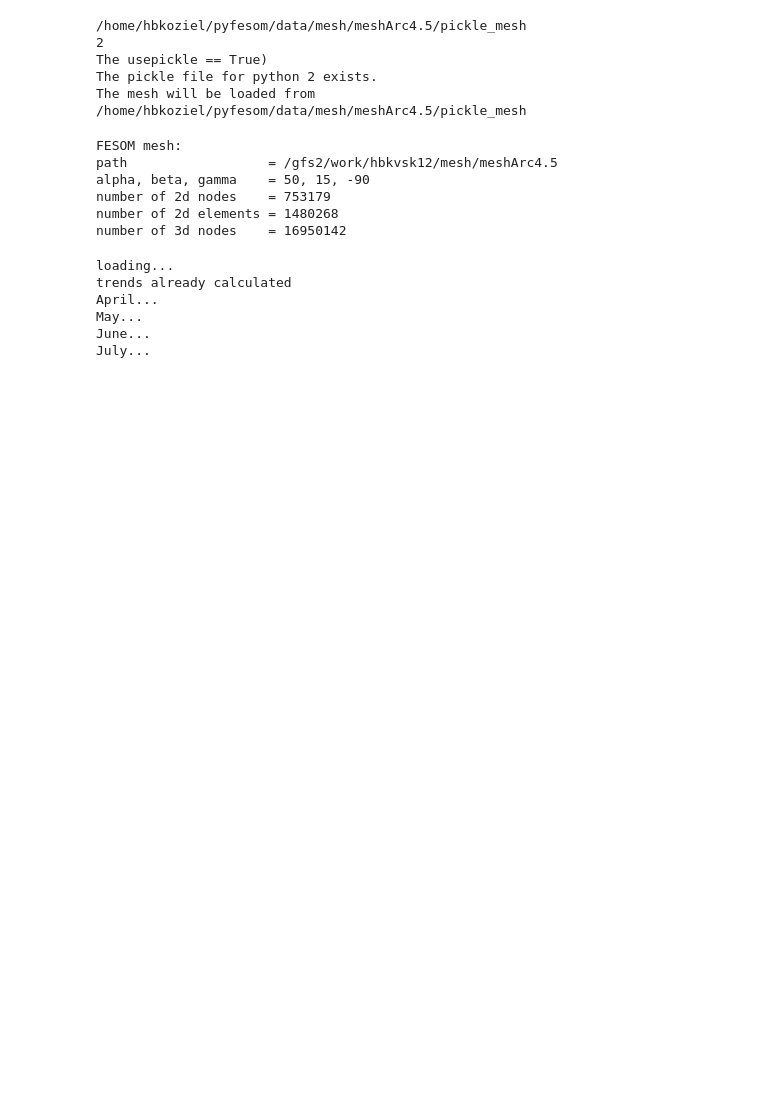
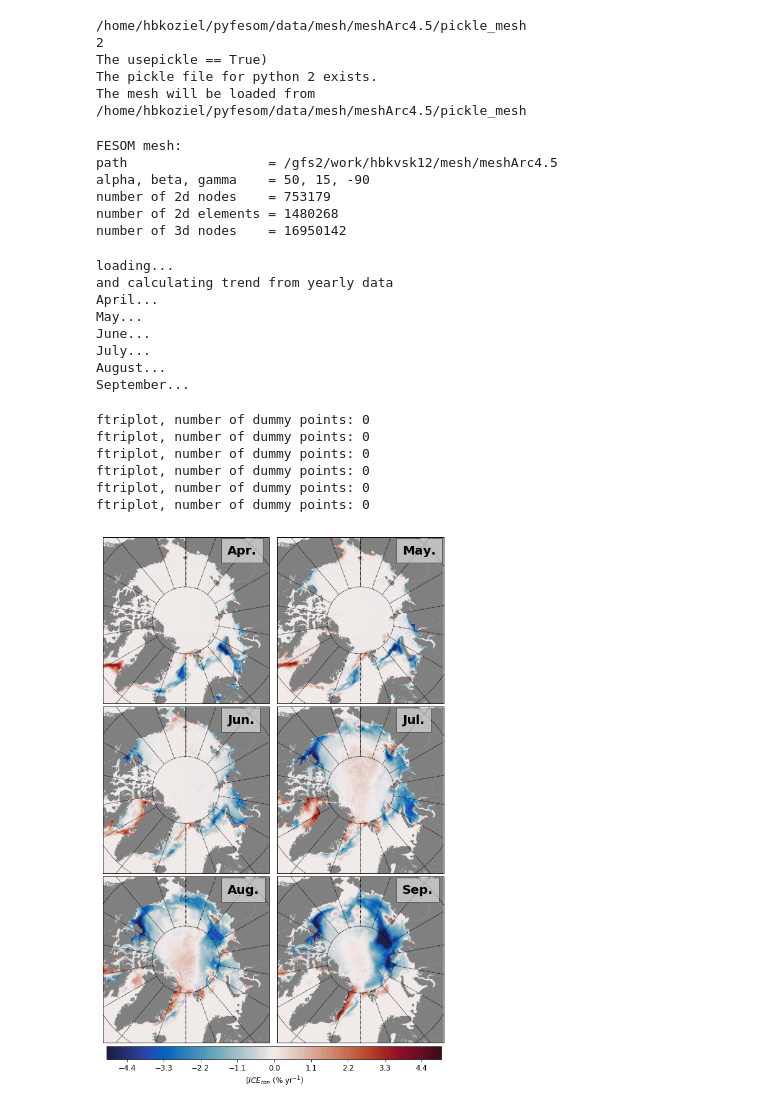
Before and after one commit to LAWTIDEBOY/pyfesom, a Jupyter notebook: codes/trends/plot_map_surface_trend_ICE.ipynb, the cells around one changed output. Drawn from its saved outputs; the diff is of its cells as text; code cells hidden in the pictures; blank space fills up the shorter version.

```diff
--- a/codes/trends/plot_map_surface_trend_ICE.ipynb
+++ b/codes/trends/plot_map_surface_trend_ICE.ipynb
@@ -121,7 +126,7 @@ if len(list) > 0:
 else:
     print 'and calculating trend from yearly data'
     X = genfromtxt(outputpath+'ICE_APR_1990_2015_trend.csv', delimiter=';')
-    result_fit = np.ma.polyfit(years,X,1)
+    result_fit = np.ma.polyfit(years[10:],X[10:,:],1)
     APR = result_fit[0,:]
     del X
     del result_fit
@@ -129,7 +134,7 @@ else:
     print 'April...'
 
     X = genfromtxt(outputpath+'ICE_MAY_1990_2015_trend.csv', delimiter=';')
-    result_fit = np.ma.polyfit(years,X,1)
+    result_fit = np.ma.polyfit(years[10:],X[10:,:],1)
     MAY = result_fit[0,:]
     del X
     del result_fit
@@ -137,7 +142,7 @@ else:
     print 'May...'
 
     X = genfromtxt(outputpath+'ICE_JUN_1990_2015_trend.csv', delimiter=';')
-    result_fit = np.ma.polyfit(years,X,1)
+    result_fit = np.ma.polyfit(years[10:],X[10:,:],1)
     JUN = result_fit[0,:]
     del X
     del result_fit
@@ -145,7 +150,7 @@ else:
     print 'June...'
 
     X = genfromtxt(outputpath+'ICE_JUL_1990_2015_trend.csv', delimiter=';')
-    result_fit = np.ma.polyfit(years,X,1)
+    result_fit = np.ma.polyfit(years[10:],X[10:,:],1)
     JUL = result_fit[0,:]
     del X
     del result_fit
@@ -153,7 +158,7 @@ else:
     print 'July...'
 
     X = genfromtxt(outputpath+'ICE_AUG_1990_2015_trend.csv', delimiter=';')
-    result_fit = np.ma.polyfit(years,X,1)
+    result_fit = np.ma.polyfit(years[10:],X[10:,:],1)
     AUG = result_fit[0,:]
     del X
     del result_fit
@@ -161,7 +166,7 @@ else:
     print 'August...'
 
     X = genfromtxt(outputpath+'ICE_SEP_1990_2015_trend.csv', delimiter=';')
-    result_fit = np.ma.polyfit(years,X,1)
+    result_fit = np.ma.polyfit(years[10:],X[10:,:],1)
     SEP = result_fit[0,:]
     del X
     del result_fit
@@ -169,8 +174,10 @@ else:
     print 'September...'
 # %% [output]
 loading...
-trends already calculated
+and calculating trend from yearly data
 April...
 May...
 June...
 July...
+August...
+September...
@@ -302,31 +305,39 @@ plt.annotate('Aug.', xy=(0.75, 0.9), xycoords='axes fraction', fontsize = 20,
 
 ax6 = plt.subplot(3,2,6)
 data2=SEP*100
 d=data2[elem2].mean(axis=1)
 k = [i for (i, val) in enumerate(d) if not np.isnan(val)]
 elem2=elem2[k,:]
 print 'ftriplot, number of dummy points:', len(d)-len(k)
 map = Basemap(projection='nplaea',boundinglat=65,lon_0=0,resolution='l')
 x, y = map(mesh.x2, mesh.y2)
 #map.drawcoastlines()
 plabels=[False,False,False,False]
 mlabels=[False,False,False,False]
 map.drawparallels(np.arange(-80.,81.,20.), labels=plabels)
 map.drawmeridians(np.arange(-180.,181.,20.),labels=mlabels) #[0,1,0,0]
 map.drawmapboundary(fill_color='0.9')
 map.fillcontinents(color='.5',lake_color='.7')
 eps=(contours.max()-contours.min())/100.
 data2[data2<=contours.min()]=contours.min()+eps
 data2[data2>=contours.max()]=contours.max()-eps
 im=plt.tricontourf(x, y, elem2, data2, levels=contours, cmap=cmap, norm=PiecewiseNorm(contours))
 plt.annotate('Sep.', xy=(0.75, 0.9), xycoords='axes fraction', fontsize = 20,
              fontweight = 'bold', bbox={'facecolor': 'white', 'alpha': 0.5, 'pad': 10})
 
 fig.subplots_adjust(right=0.9)
 cbar_ax = fig.add_axes([0.14, 0.1, 0.75, 0.02])
 cb = fig.colorbar(im, cax=cbar_ax, orientation='horizontal')
-cb.set_label(label='$[ICE_{con}$ (% yr$^{-1}$)', size='large')
+cb.set_label(label='$[SEA-ICE_{con}$ (% yr$^{-1}$)', size='large')
 cb.ax.tick_params(labelsize='large')
 
 if export_plot == True:
     plt.savefig(savepath+'trend/ICE_trend_'+str(first_year)+'_'+str(last_year)+'.png', dpi = dpicnt, bbox_inches='tight')
+# %% [output]
+ftriplot, number of dummy points: 0
+ftriplot, number of dummy points: 0
+ftriplot, number of dummy points: 0
+ftriplot, number of dummy points: 0
+ftriplot, number of dummy points: 0
+ftriplot, number of dummy points: 0
+[figure, added]
```
Also changed, not shown: parts of 3 cells of this notebook, 14 other files.
